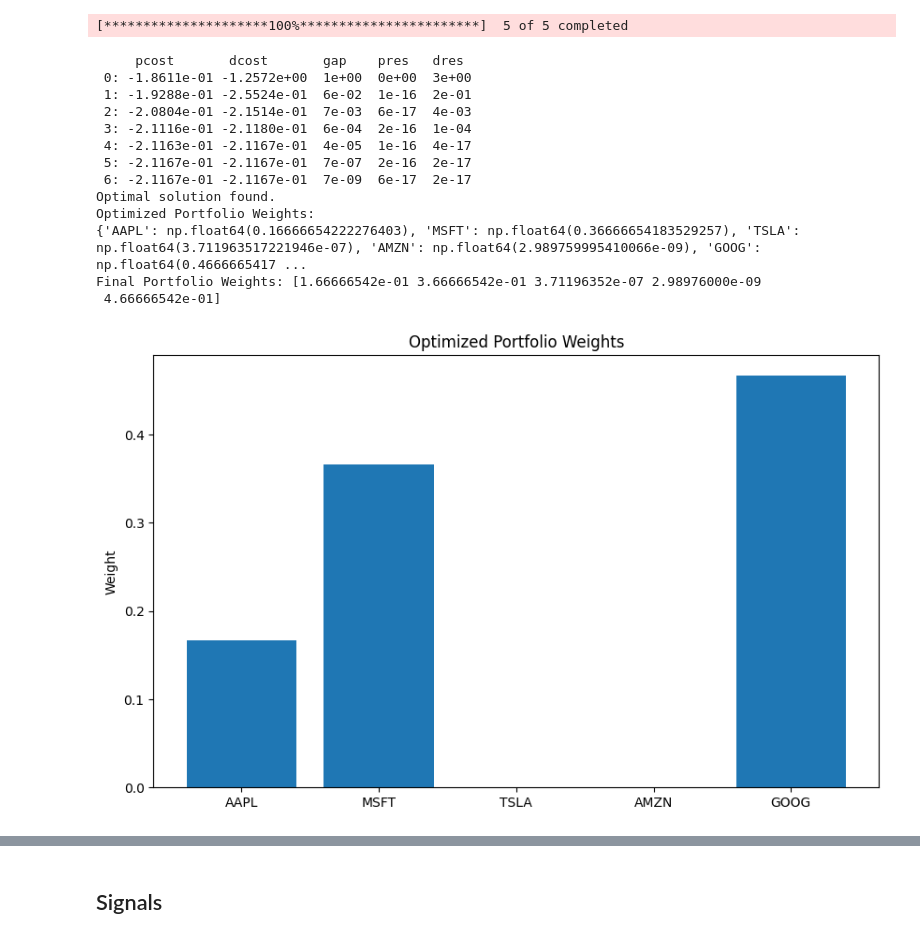
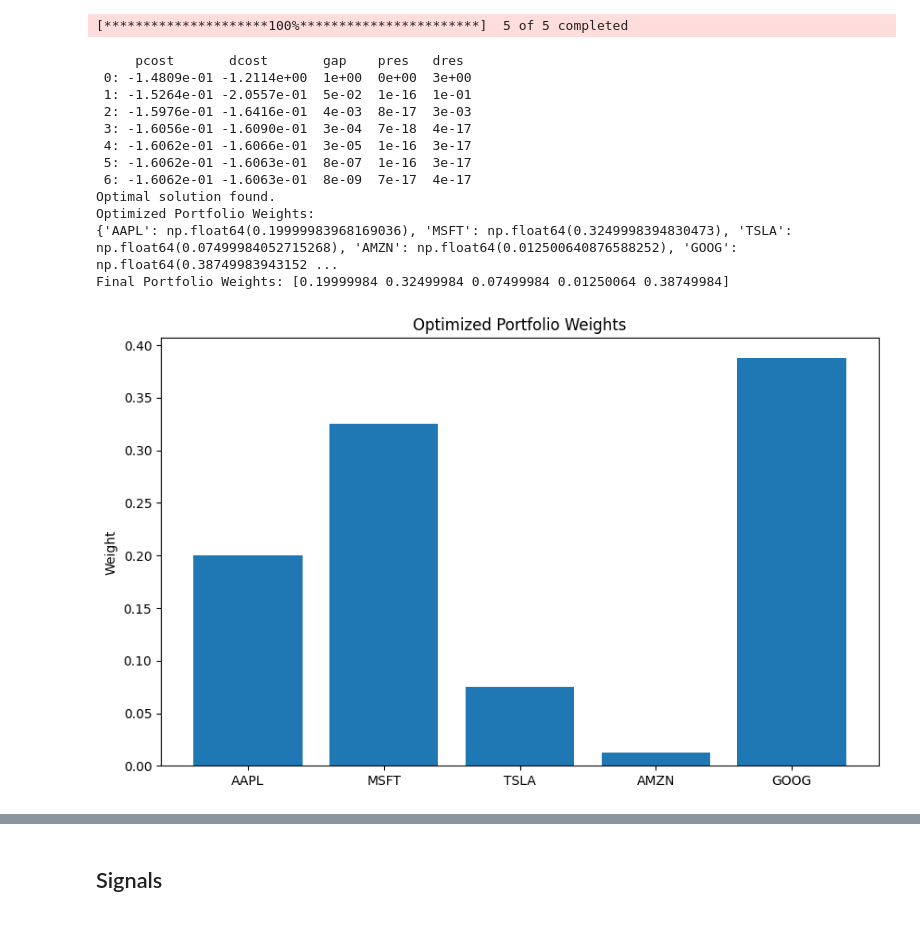
Before and after one commit to mathieupelo/SDA-Project, a Jupyter notebook: pipeline.ipynb, the cells around one changed output, grey strips where cells are left out. Cells and saved outputs as stored; diff of their text form; code cells hidden in the pictures.

```diff
--- a/pipeline.ipynb
+++ b/pipeline.ipynb
@@ -3,32 +3,31 @@ from Utils.Solver import *
 # %%
 # Let's assume we are interested in the following stocks: AAPL, MSFT, TSLA, AMZN, GOOG
 tickers = ['AAPL', 'MSFT', 'TSLA', 'AMZN', 'GOOG']
 # Signal scores for AAPL, MSFT, TSLA, AMZN, GOOG
 signal_scores = np.array([1.0, 1.5, 0.5, 0.25, 1.75])  # Example signal scores
 
 # Step 1: Download historical stock data
 data = yf.download(tickers, start='2020-01-01', end='2023-01-01')
 
-portfolio_solver = Portfolio_Solver(0.5, max_weight_threshold=0.3)
+portfolio_solver = Portfolio_Solver(0.8, max_weight_threshold=0.3)
 portfolio_weights = portfolio_solver.SolveSignalPortfolio(tickers, data, signal_scores)
 print("Final Portfolio Weights:", portfolio_weights)
 portfolio_solver.ShowPortfolioWeights(tickers=tickers, portfolio_weights=portfolio_weights)
 # %% [output]
 [*********************100%***********************]  5 of 5 completed
      pcost       dcost       gap    pres   dres
- 0: -1.8611e-01 -1.2572e+00  1e+00  0e+00  3e+00
- 1: -1.9288e-01 -2.5524e-01  6e-02  1e-16  2e-01
- 2: -2.0804e-01 -2.1514e-01  7e-03  6e-17  4e-03
- 3: -2.1116e-01 -2.1180e-01  6e-04  2e-16  1e-04
- 4: -2.1163e-01 -2.1167e-01  4e-05  1e-16  4e-17
- 5: -2.1167e-01 -2.1167e-01  7e-07  2e-16  2e-17
- 6: -2.1167e-01 -2.1167e-01  7e-09  6e-17  2e-17
+ 0: -1.4809e-01 -1.2114e+00  1e+00  0e+00  3e+00
+ 1: -1.5264e-01 -2.0557e-01  5e-02  1e-16  1e-01
+ 2: -1.5976e-01 -1.6416e-01  4e-03  8e-17  3e-03
+ 3: -1.6056e-01 -1.6090e-01  3e-04  7e-18  4e-17
+ 4: -1.6062e-01 -1.6066e-01  3e-05  1e-16  3e-17
+ 5: -1.6062e-01 -1.6063e-01  8e-07  1e-16  3e-17
+ 6: -1.6062e-01 -1.6063e-01  8e-09  7e-17  4e-17
 Optimal solution found.
 Optimized Portfolio Weights:
-{'AAPL': np.float64(0.16666654222276403), 'MSFT': np.float64(0.36666654183529257), 'TSLA': np.float64(3.711963517221946e-07), 'AMZN': np.float64(2.989759995410066e-09), 'GOOG': np.float64(0.4666665417 ...
-Final Portfolio Weights: [1.66666542e-01 3.66666542e-01 3.71196352e-07 2.98976000e-09
- 4.66666542e-01]
+{'AAPL': np.float64(0.19999983968169036), 'MSFT': np.float64(0.3249998394830473), 'TSLA': np.float64(0.07499984052715268), 'AMZN': np.float64(0.012500640876588252), 'GOOG': np.float64(0.38749983943152 ...
+Final Portfolio Weights: [0.19999984 0.32499984 0.07499984 0.01250064 0.38749984]
-[figure, old version]
+[figure, new version]
 # %%
 # Step 2: Calculate portfolio returns and performance
 cumulative_returns, total_return, annualized_return = portfolio_solver.CalculatePortfolioReturns(tickers, data, portfolio_weights)
```
Also changed, not shown: parts of 1 cell of this notebook, 1 other file.
